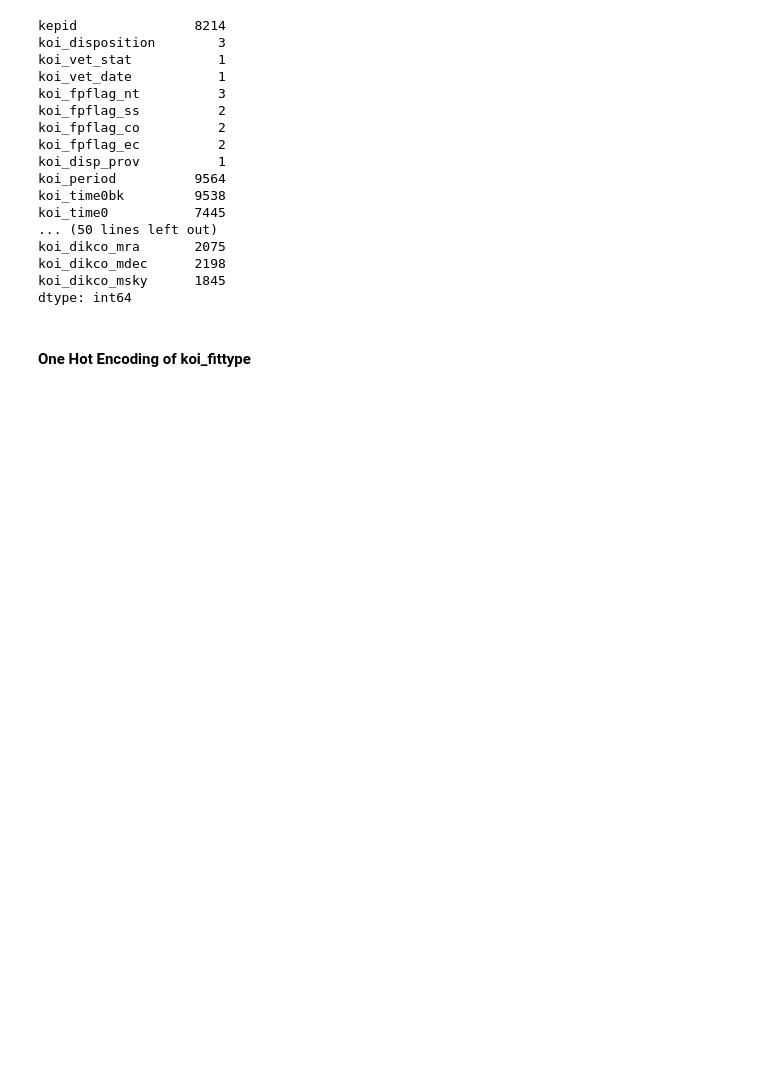
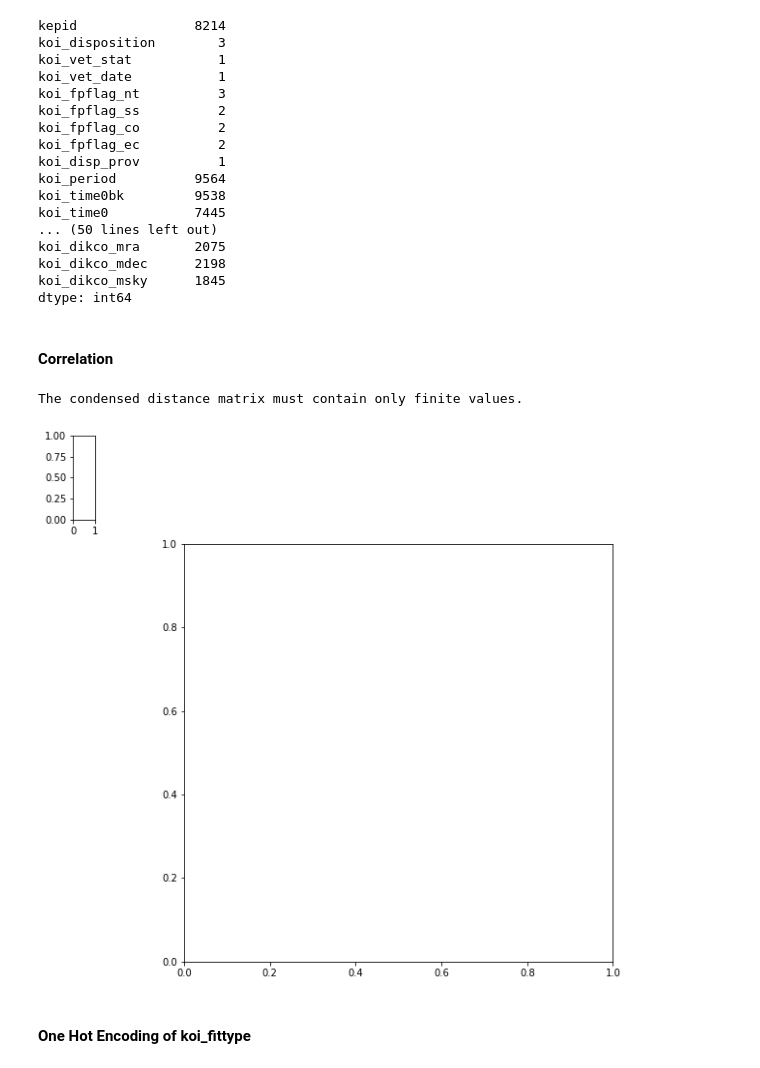
Before and after one commit to georgesturrock/Exoplanets, a Jupyter notebook: CKOI_DataPrep.ipynb, the cells around one changed output. Saved outputs shown, nothing was run; the diff lists cells and outputs as text; code cells hidden in the pictures; blank space fills up the shorter version.

```diff
--- a/CKOI_DataPrep.ipynb
+++ b/CKOI_DataPrep.ipynb
@@ -103,6 +103,19 @@ dtype: int64
 cumulativeOOI = cumulativeOOI.drop(['koi_vet_stat', 'koi_vet_date', 'koi_disp_prov', 'koi_ldm_coeff3', 'koi_ldm_coeff4'], axis=1)
 # %%
 #cumulativeOOI.koi_ldm_coeff4.unique()
+# %% [markdown]
+#### Correlation
+# %%
+#Create Correlation Matrix Plot
+try:
+    df = cumulativeOOI.drop(['koi_eccen'], axis=1)
+    sns.clustermap(df.corr())
+    plt.show()
+except Exception as e:
+    print(e)
+# %% [output]
+The condensed distance matrix must contain only finite values.
+[figure, added]
 # %% [markdown]
 #### One Hot Encoding of koi_fittype
 # %%
```
Also changed, not shown: parts of 16 cells of this notebook, 19 other files.
